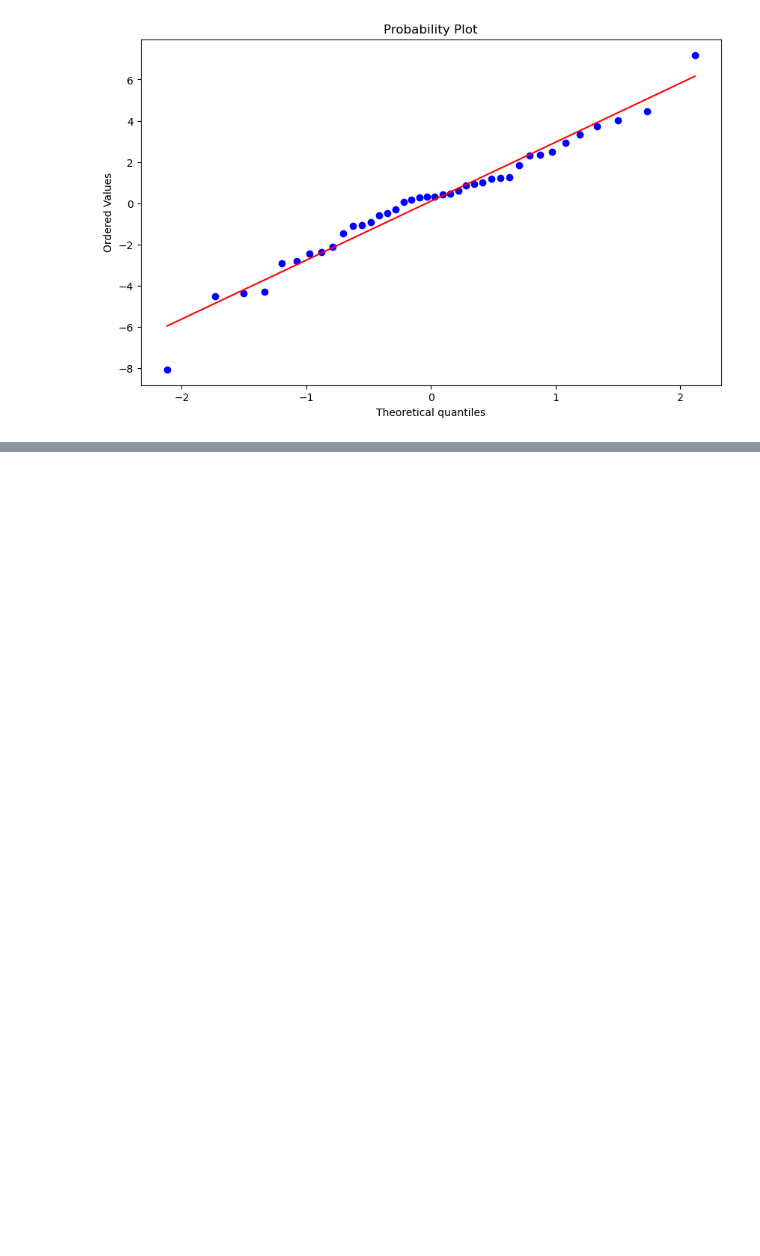
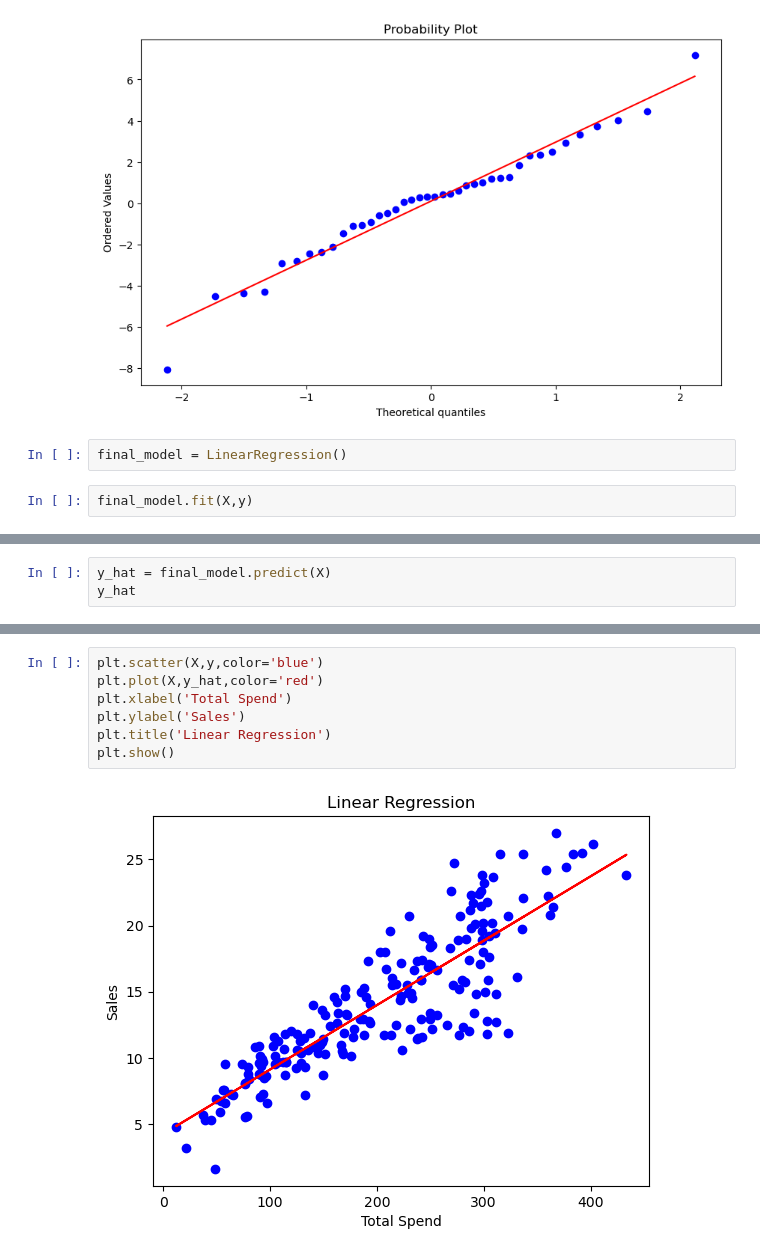
Before and after one commit to YagyanshB/ml-models-understanding, a Jupyter notebook: lr_scikit-learn.ipynb, the cells around one changed output, grey strips where cells are left out. Drawn from its saved outputs; the diff is of its cells as text; blank space fills up the shorter version.

Commit message:
Update linear regression scikit-learn notebook and add final model

```diff
--- a/lr_scikit-learn.ipynb
+++ b/lr_scikit-learn.ipynb
@@ -180,3 +180,7 @@ sp.stats.probplot(test_residuals, plot=ax)
 plt.show()
 # %% [output]
 [figure]
+# %%
+final_model = LinearRegression()
+# %%
+final_model.fit(X,y)
@@ -182,0 +202,3 @@ plt.show()
+# %%
+y_hat = final_model.predict(X)
+y_hat
@@ -182,0 +223,9 @@ plt.show()
+# %%
+plt.scatter(X,y,color='blue')
+plt.plot(X,y_hat,color='red')
+plt.xlabel('Total Spend')
+plt.ylabel('Sales')
+plt.title('Linear Regression')
+plt.show()
+# %% [output]
+[figure, added]
```
Also changed, not shown: parts of 7 cells of this notebook, 1 other file.
